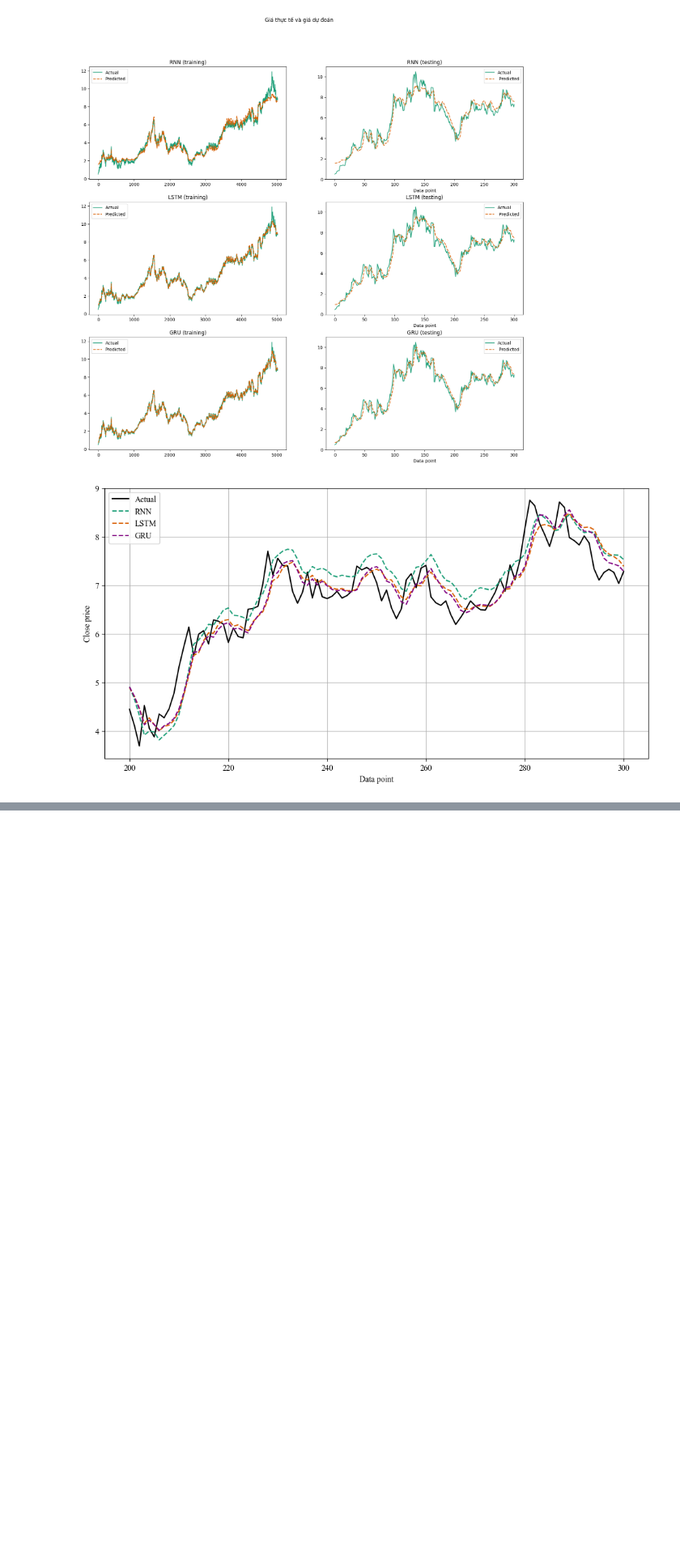
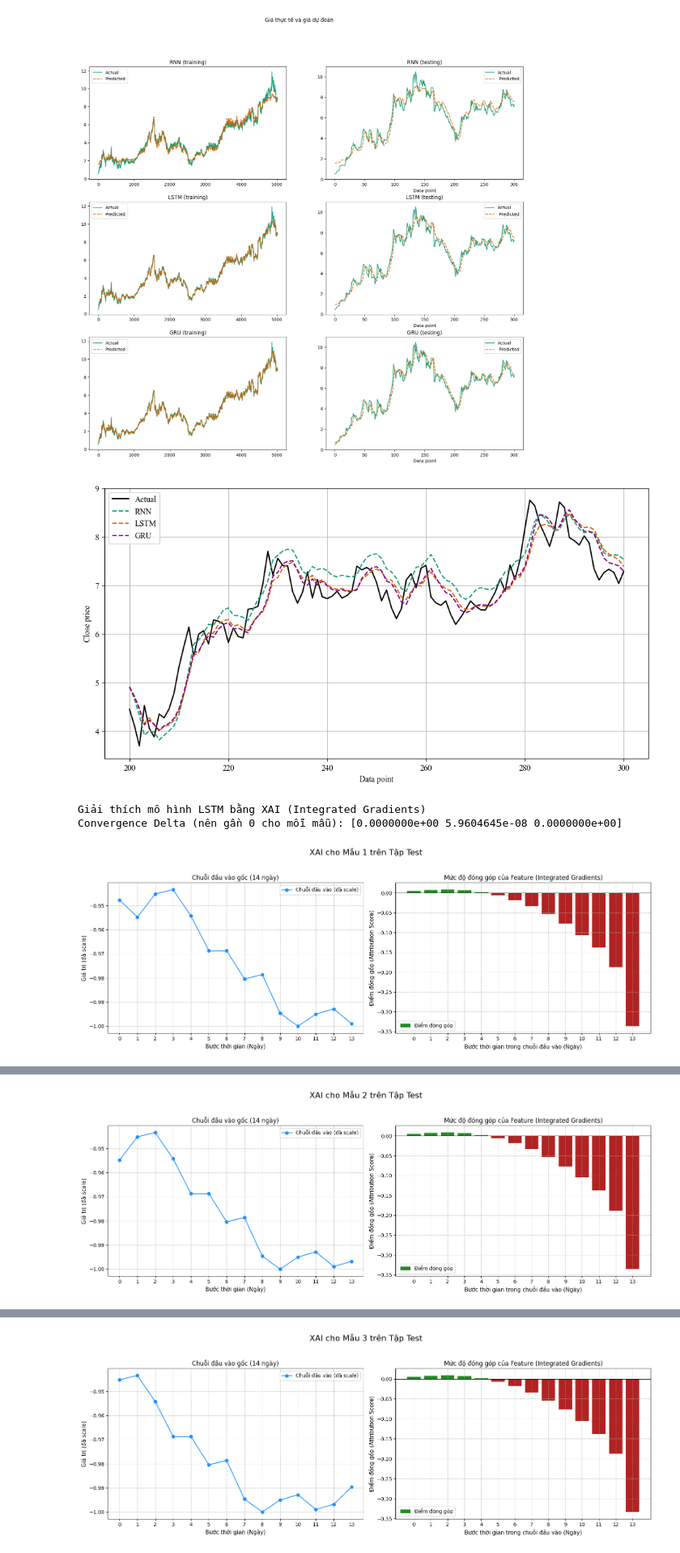
Before and after one commit to ThienNguyen3001/Stock-Price-Prediction-RNN-LSTM-GRU, a Jupyter notebook: stock_price_predict.ipynb, the cells around one changed output, grey strips where cells are left out. Shown at 81% size. Saved outputs shown, nothing was run; the diff lists cells and outputs as text; code cells hidden in the pictures; blank space fills up the shorter version.

Commit message:
Được tạo bằng Colab

```diff
--- a/stock_price_predict.ipynb
+++ b/stock_price_predict.ipynb
@@ -763,0 +767,78 @@ plt.show()
+# %%
+from captum.attr import IntegratedGradients
+print("\n\nGiải thích mô hình LSTM bằng XAI (Integrated Gradients)")
+
+lstm_model.eval() # Đảm bảo mô hình ở chế độ đánh giá
+
+sequence_length = X_train.shape[1] # Độ dài chuỗi đầu vào (ví dụ: 14)
+num_samples_to_explain = 3
+
+if len(X_test) >= num_samples_to_explain:
+    # Lấy các mẫu từ X_test (đã ở trên device) và đảm bảo requires_grad=True
+    inputs_to_explain = X_test[0:num_samples_to_explain].clone().detach().requires_grad_(True)
+    baselines = torch.zeros_like(inputs_to_explain) # Baseline là tensor zeros, tự động chuyển sang device của inputs_to_explain
+
+    ig = IntegratedGradients(lstm_model) # Khởi tạo IG
+    attributions, delta = ig.attribute(inputs_to_explain,
+                                       baselines=baselines,
+                                       return_convergence_delta=True)
+
+    print(f"Convergence Delta (nên gần 0 cho mỗi mẫu): {delta.cpu().detach().numpy()}")
+    attributions_np = attributions.cpu().detach().numpy() # Chuyển về numpy để vẽ
+
+    for i in range(num_samples_to_explain):
+        sample_attribution = attributions_np[i, :, 0] # Attributions cho mẫu i
+        original_input_sample_scaled = X_test[i, :, 0] # Dữ liệu đầu vào gốc từ X_test (đã scale)
+
+        fig, axs = plt.subplots(1, 2, figsize=(16, 6)) # Kích thước phù hợp hơn
+        fig.suptitle(f'XAI cho Mẫu {i+1} trên Tập Test', fontsize=16)
+
+        # Biểu đồ 1: Chuỗi đầu vào gốc (đã scale)
+        axs[0].plot(range(sequence_length), original_input_sample_scaled, marker='o', linestyle='-', color='dodgerblue', label='Chuỗi đầu vào (đã scale)')
+        axs[0].set_title(f'Chuỗi đầu vào gốc ({sequence_length} ngày)', fontsize=12)
+        axs[0].set_xlabel('Bước thời gian (Ngày)', fontsize=11)
+        axs[0].set_ylabel('Giá trị (đã scale)', fontsize=11)
+        axs[0].set_xticks(range(sequence_length))
+        axs[0].tick_params(axis='both', which='major', labelsize=10)
+        # for label_ax in (axs[0].get_xticklabels() + axs[0].get_yticklabels()): # Sửa tên biến
+        #     label_ax.set_fontproperties(times_new_roman_font)
+        axs[0].legend( fontsize=10)
+        axs[0].grid(True, linestyle='--', alpha=0.7)
+
+        # Biểu đồ 2: Feature Attributions
+        bar_colors = ['forestgreen' if x > 0 else 'firebrick' for x in sample_attribution]
+        axs[1].bar(range(sequence_length), sample_attribution, color=bar_colors, label='Điểm đóng góp')
+        axs[1].set_title(f'Mức độ đóng góp của Feature (Integrated Gradients)', fontsize=12)
+        axs[1].set_xlabel('Bước thời gian trong chuỗi đầu vào (Ngày)', fontsize=11)
+        axs[1].set_ylabel('Điểm đóng góp (Attribution Score)',  fontsize=11)
+        axs[1].set_xticks(range(sequence_length))
+        axs[1].axhline(0, color='black', linewidth=0.8)
+        axs[1].tick_params(axis='both', which='major', labelsize=10)
+        # for label_ax in (axs[1].get_xticklabels() + axs[1].get_yticklabels()): # Sửa tên biến
+        #     label_ax.set_fontproperties(times_new_roman_font)
+        axs[1].legend( fontsize=10)
+        axs[1].grid(True, linestyle='--', alpha=0.7)
+
+        plt.tight_layout(rect=[0, 0.03, 1, 0.95]) # Điều chỉnh để tiêu đề chính không bị chồng
+        plt.show()
+
+        # In thông tin dự đoán và thực tế (đã scale và chưa scale)
+        input_for_pred = X_test[i].unsqueeze(0)
+        predicted_value_scaled = lstm_model(input_for_pred).item()
+        actual_value_scaled = y_test_lstm[i].item() # y_test_lstm đã ở trên device
+
+        predicted_value_unscaled = scaler.inverse_transform(np.array([[predicted_value_scaled]]))[0,0]
+        actual_value_unscaled = scaler.inverse_transform(np.array([[actual_value_scaled]]))[0,0]
+
+        print(f"Thông tin giải thích cho mẫu {i+1}:")
+        print(f"  Giá trị đầu vào ({sequence_length} ngày, đã scale): {np.round(original_input_sample_scaled, 4)}")
+        print(f"  Dự đoán (scale): {predicted_value_scaled:.4f} | Thực tế (scale): {actual_value_scaled:.4f}")
+        print(f"  Dự đoán (chưa scale): {predicted_value_unscaled:.2f} | Thực tế (chưa scale): {actual_value_unscaled:.2f}")
+        print(f"  Điểm đóng góp của từng ngày đầu vào (attributions): {np.round(sample_attribution, 4)}")
+        print("-" * 60)
+else:
+    print("Không đủ mẫu trong X_test để thực hiện giải thích XAI.")
+# %% [output]
+Giải thích mô hình LSTM bằng XAI (Integrated Gradients)
+Convergence Delta (nên gần 0 cho mỗi mẫu): [0.0000000e+00 5.9604645e-08 0.0000000e+00]
+[figure, added]
@@ -763,0 +853 @@ plt.show()
+[figure, added]
@@ -763,0 +862 @@ plt.show()
+[figure, added]
```
Also changed, not shown: parts of 7 cells of this notebook.
